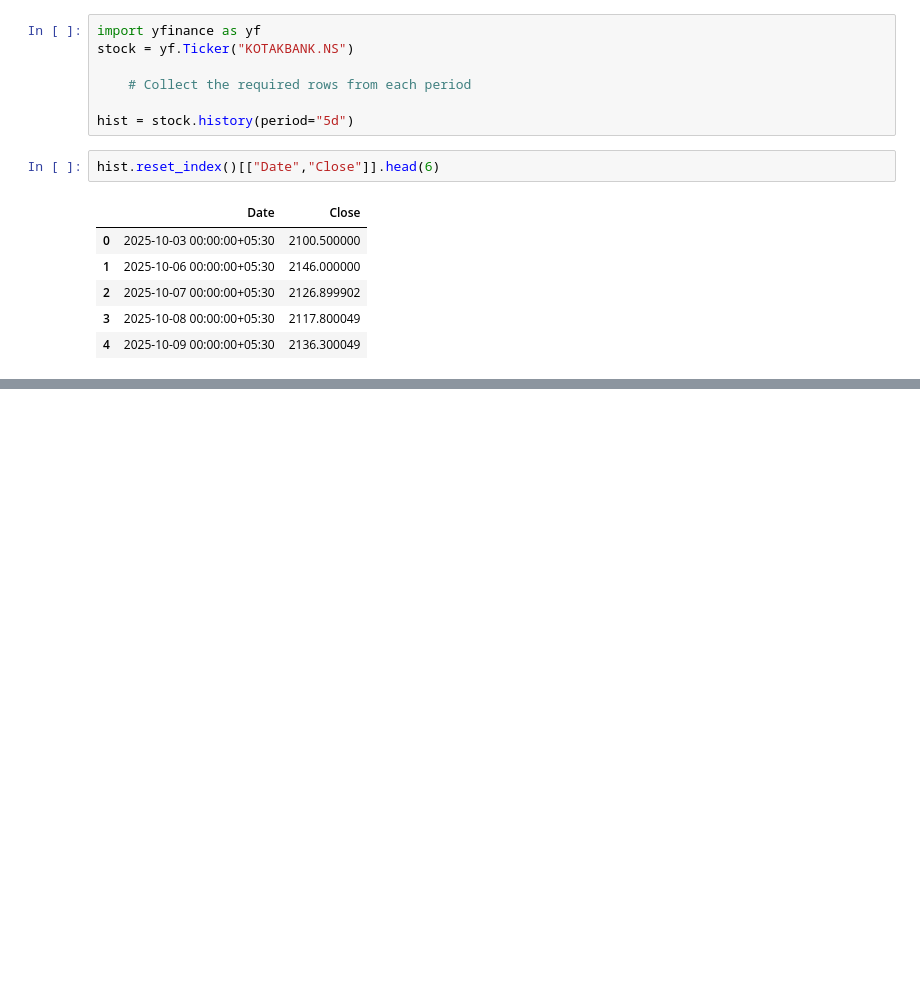
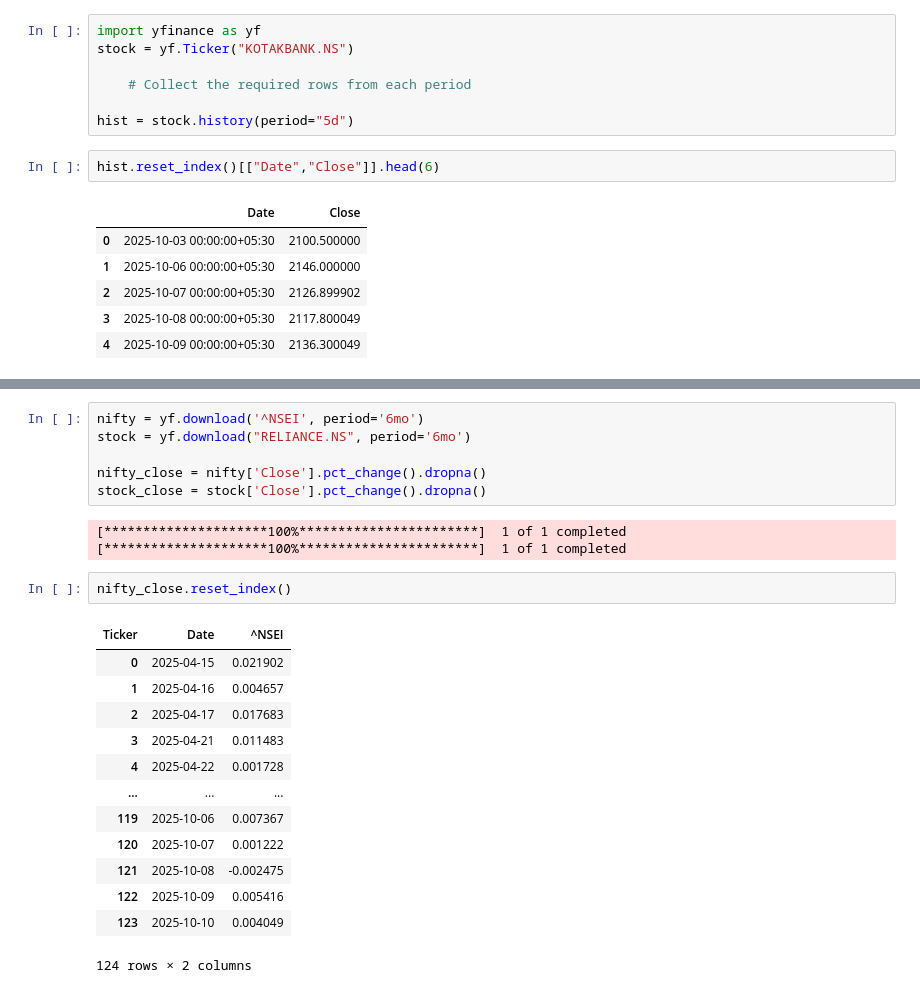
Before and after one commit to johndoe775/mcp_tools, a Jupyter notebook: research/trials.ipynb, the cells around one changed output, grey strips where cells are left out. Drawn from its saved outputs; the diff is of its cells as text; blank space fills up the shorter version.

```diff
--- a/research/trials.ipynb
+++ b/research/trials.ipynb
@@ -310,0 +368,25 @@ hist.reset_index()[["Date","Close"]].head(6)
+# %%
+nifty = yf.download('^NSEI', period='6mo')
+stock = yf.download("RELIANCE.NS", period='6mo')
+
+nifty_close = nifty['Close'].pct_change().dropna()
+stock_close = stock['Close'].pct_change().dropna()
+# %% [output]
+[*********************100%***********************]  1 of 1 completed
+[*********************100%***********************]  1 of 1 completed
+# %%
+nifty_close.reset_index()
+# %% [output]
+| Ticker | Date | ^NSEI |
+| 0 | 2025-04-15 | 0.021902 |
+| 1 | 2025-04-16 | 0.004657 |
+| 2 | 2025-04-17 | 0.017683 |
+| 3 | 2025-04-21 | 0.011483 |
+| 4 | 2025-04-22 | 0.001728 |
+| ... | ... | ... |
+| 119 | 2025-10-06 | 0.007367 |
+| 120 | 2025-10-07 | 0.001222 |
+| 121 | 2025-10-08 | -0.002475 |
+| 122 | 2025-10-09 | 0.005416 |
+| 123 | 2025-10-10 | 0.004049 |
+124 rows × 2 columns
```
Also changed, not shown: parts of 6 cells of this notebook, 2 other files.
